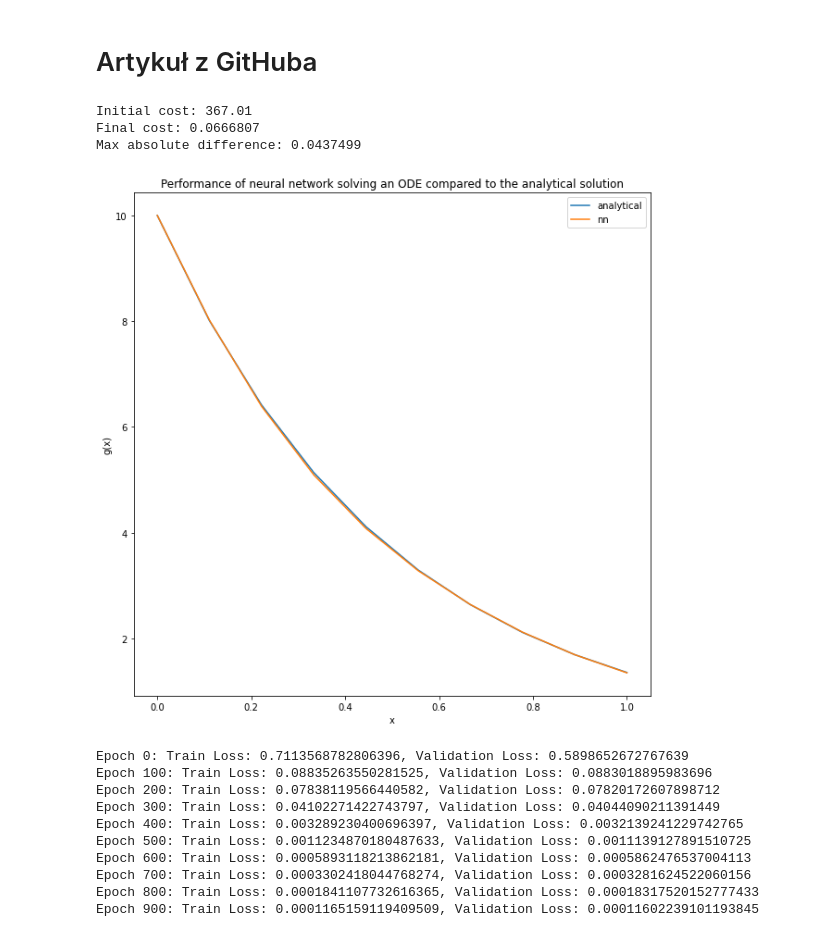
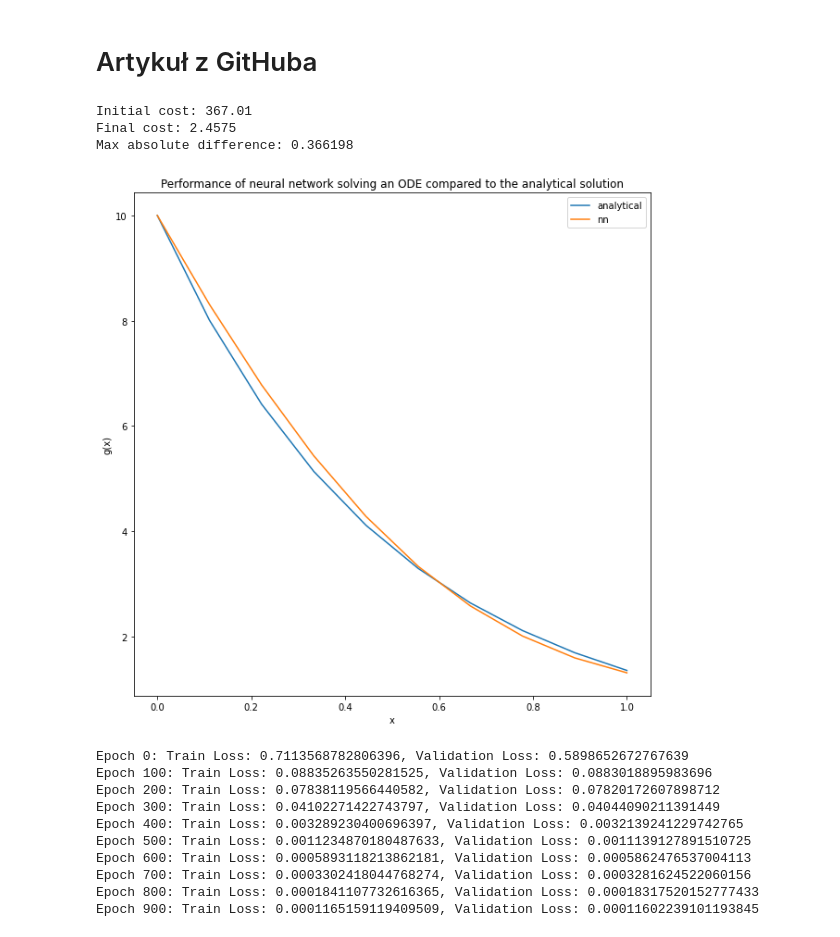
Before and after one commit to Szymex49/Neural-networks-for-solving-PDE, a Jupyter notebook: notes.ipynb, the cells around one changed output. Saved outputs shown, nothing was run; the diff lists cells and outputs as text; code cells hidden in the pictures.

```diff
--- a/notes.ipynb
+++ b/notes.ipynb
@@ -459,7 +459,7 @@ def neural_network(params, x):
     return x_output
 
 # The trial solution using the deep neural network:
-def g_trial(x,params, g0 = 10):
+def g_trial(x, params, g0 = 10):
     return g0 + x*neural_network(params,x)
 
 # The right side of the ODE:
@@ -532,37 +532,37 @@ if __name__ == '__main__':
 
     ## Decide the vales of arguments to the function to solve
     N = 10
     x = np.linspace(0, 1, N)
 
     ## Set up the initial parameters
     num_hidden_neurons = 10
-    num_iter = 10000
+    num_iter = 1000
     lmb = 0.001
 
     # Use the network
     P = solve_ode_neural_network(x, num_hidden_neurons, num_iter, lmb)
 
     # Print the deviation from the trial solution and true solution
     res = g_trial(x,P)
     res_analytical = g_analytic(x)
 
     print('Max absolute difference: %g'%np.max(np.abs(res - res_analytical)))
 
     # Plot the results
     plt.figure(figsize=(10,10))
 
     plt.title('Performance of neural network solving an ODE compared to the analytical solution')
     plt.plot(x, res_analytical)
     plt.plot(x, res[0,:])
     plt.legend(['analytical','nn'])
     plt.xlabel('x')
     plt.ylabel('g(x)')
     plt.show()
 # %% [output]
 Initial cost: 367.01
-Final cost: 0.0666807
-Max absolute difference: 0.0437499
+Final cost: 2.4575
+Max absolute difference: 0.366198
-[figure, old version]
+[figure, new version]
 # %%
 import torch
 import torch.nn as nn
```
Also changed, not shown: parts of 10 cells of this notebook.
